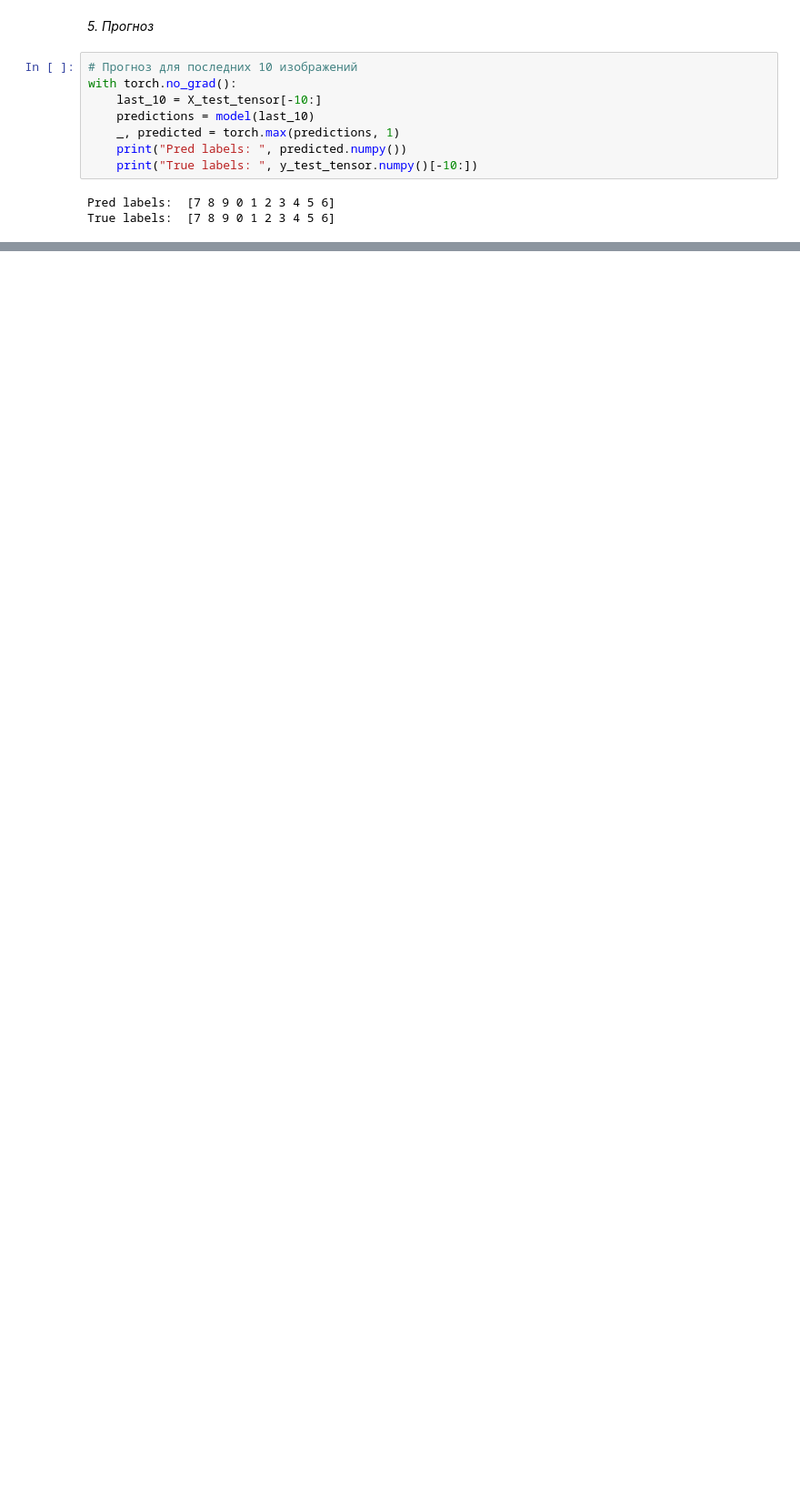
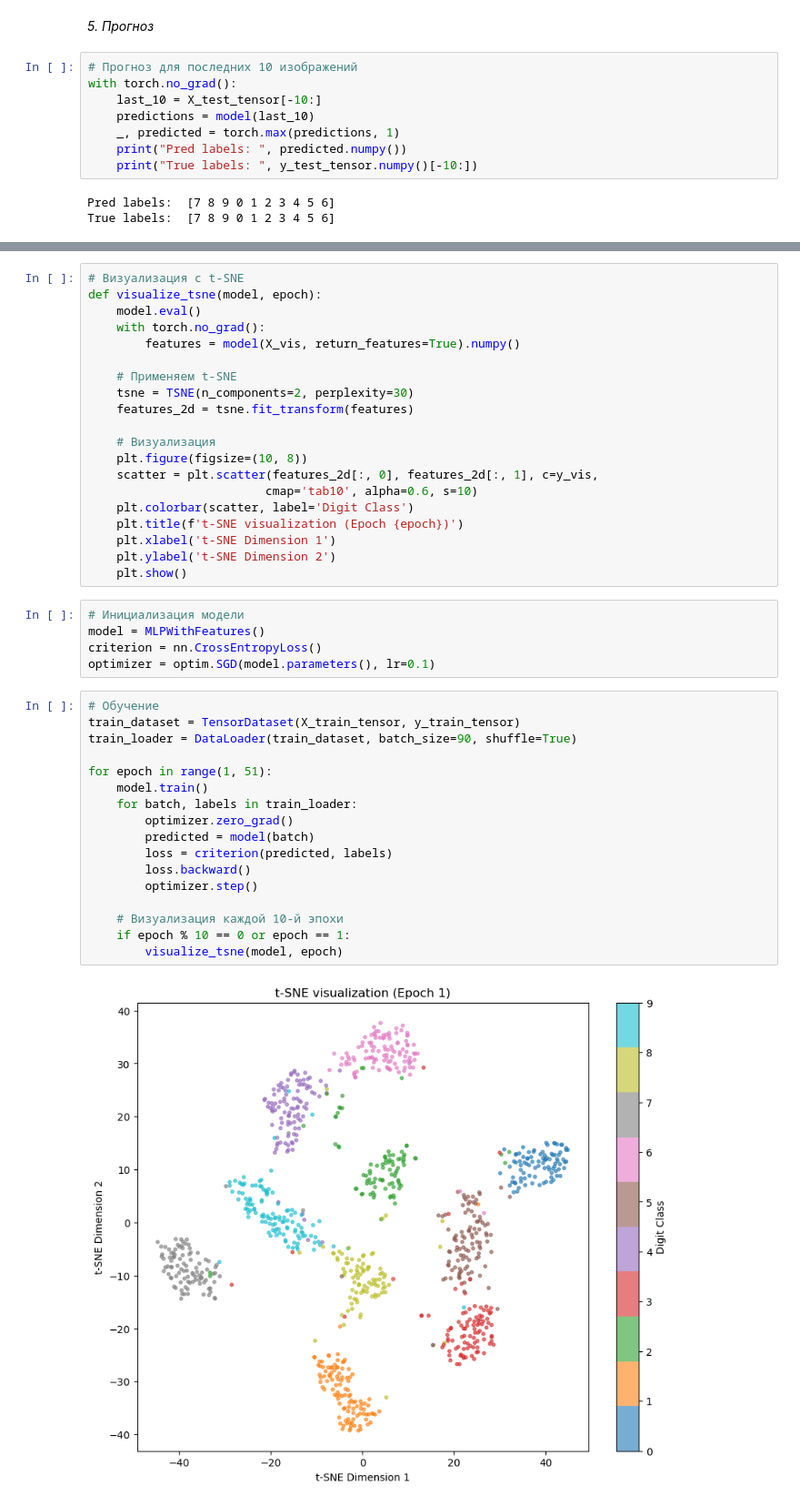
Before and after one commit to Bit-Maximum/MLP-for-MNIST, a Jupyter notebook: MLP MNIST.ipynb, the cells around one changed output, grey strips where cells are left out. Shown at 91% size. Drawn from its saved outputs; the diff is of its cells as text; blank space fills up the shorter version.

```diff
--- a/MLP MNIST.ipynb
+++ b/MLP MNIST.ipynb
@@ -210,0 +285,44 @@ True labels:  [7 8 9 0 1 2 3 4 5 6]
+# %%
+# Визуализация с t-SNE
+def visualize_tsne(model, epoch):
+    model.eval()
+    with torch.no_grad():
+        features = model(X_vis, return_features=True).numpy()
+
+    # Применяем t-SNE
+    tsne = TSNE(n_components=2, perplexity=30)
+    features_2d = tsne.fit_transform(features)
+
+    # Визуализация
+    plt.figure(figsize=(10, 8))
+    scatter = plt.scatter(features_2d[:, 0], features_2d[:, 1], c=y_vis,
+                         cmap='tab10', alpha=0.6, s=10)
+    plt.colorbar(scatter, label='Digit Class')
+    plt.title(f't-SNE visualization (Epoch {epoch})')
+    plt.xlabel('t-SNE Dimension 1')
+    plt.ylabel('t-SNE Dimension 2')
+    plt.show()
+# %%
+# Инициализация модели
+model = MLPWithFeatures()
+criterion = nn.CrossEntropyLoss()
+optimizer = optim.SGD(model.parameters(), lr=0.1)
+# %%
+# Обучение
+train_dataset = TensorDataset(X_train_tensor, y_train_tensor)
+train_loader = DataLoader(train_dataset, batch_size=90, shuffle=True)
+
+for epoch in range(1, 51):
+    model.train()
+    for batch, labels in train_loader:
+        optimizer.zero_grad()
+        predicted = model(batch)
+        loss = criterion(predicted, labels)
+        loss.backward()
+        optimizer.step()
+
+    # Визуализация каждой 10-й эпохи
+    if epoch % 10 == 0 or epoch == 1:
+        visualize_tsne(model, epoch)
+# %% [output]
+[figure, added]
```
Also changed, not shown: parts of 15 cells of this notebook, 10 other files.
